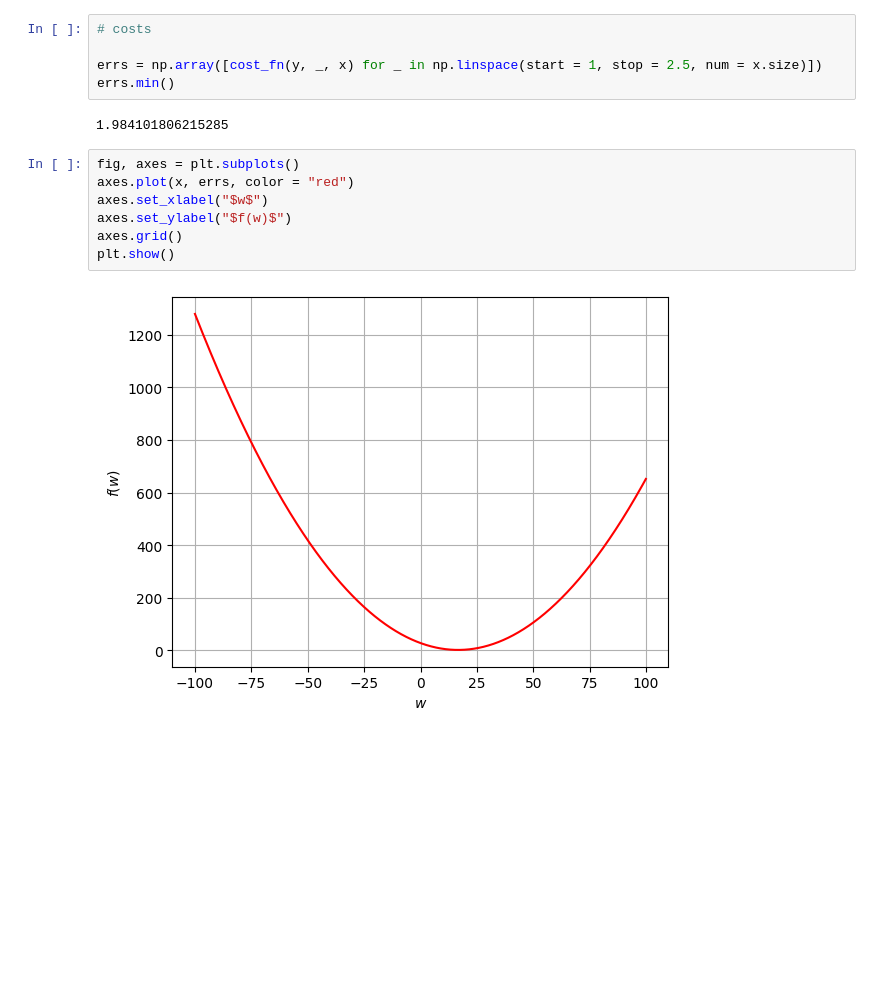
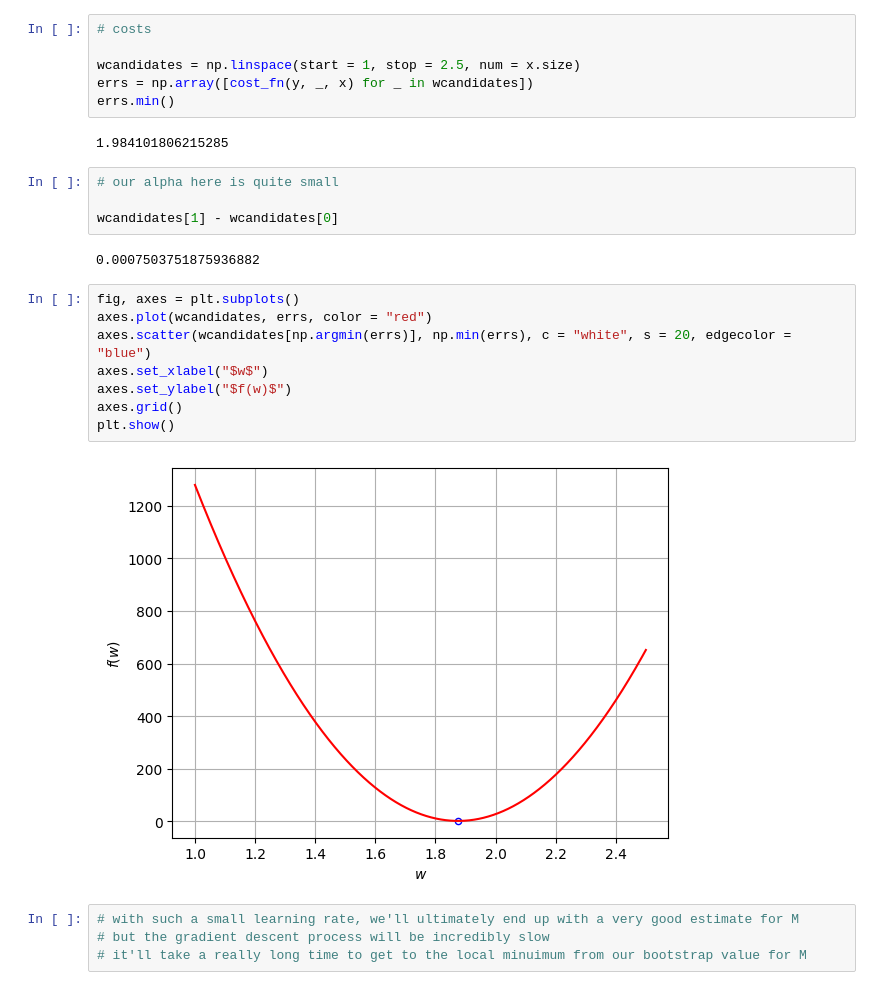
Before and after one commit to anoban/Supervised-Machine-Learning-Regression-and-Classification, a Jupyter notebook: anoban/Learning Rate.ipynb, the cells around one changed output. Cells and saved outputs as stored; diff of their text form; blank space fills up the shorter version.

```diff
--- a/anoban/Learning Rate.ipynb
+++ b/anoban/Learning Rate.ipynb
@@ -38,16 +38,28 @@ cost_fn(y, M, x)
 # %%
 # costs
 
-errs = np.array([cost_fn(y, _, x) for _ in np.linspace(start = 1, stop = 2.5, num = x.size)])
+wcandidates = np.linspace(start = 1, stop = 2.5, num = x.size)
+errs = np.array([cost_fn(y, _, x) for _ in wcandidates])
 errs.min()
 # %% [output]
 1.984101806215285
+# %%
+# our alpha here is quite small
+
+wcandidates[1] - wcandidates[0]
+# %% [output]
+0.0007503751875936882
 # %%
 fig, axes = plt.subplots()
-axes.plot(x, errs, color = "red")
+axes.plot(wcandidates, errs, color = "red")
+axes.scatter(wcandidates[np.argmin(errs)], np.min(errs), c = "white", s = 20, edgecolor = "blue")
 axes.set_xlabel("$w$")
 axes.set_ylabel("$f(w)$")
 axes.grid()
 plt.show()
 # %% [output]
-[figure, old version]
+[figure, new version]
+# %%
+# with such a small learning rate, we'll ultimately end up with a very good estimate for M
+# but the gradient descent process will be incredibly slow
+# it'll take a really long time to get to the local minuimum from our bootstrap value for M
```
Also changed, not shown: parts of 11 cells of this notebook.
